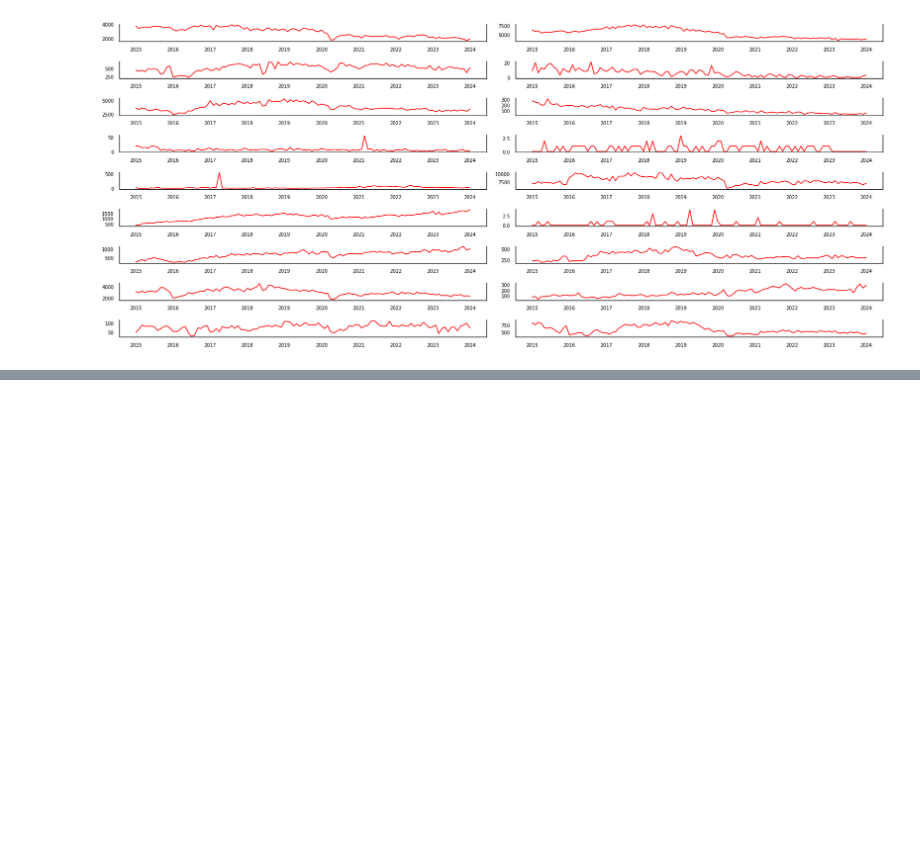
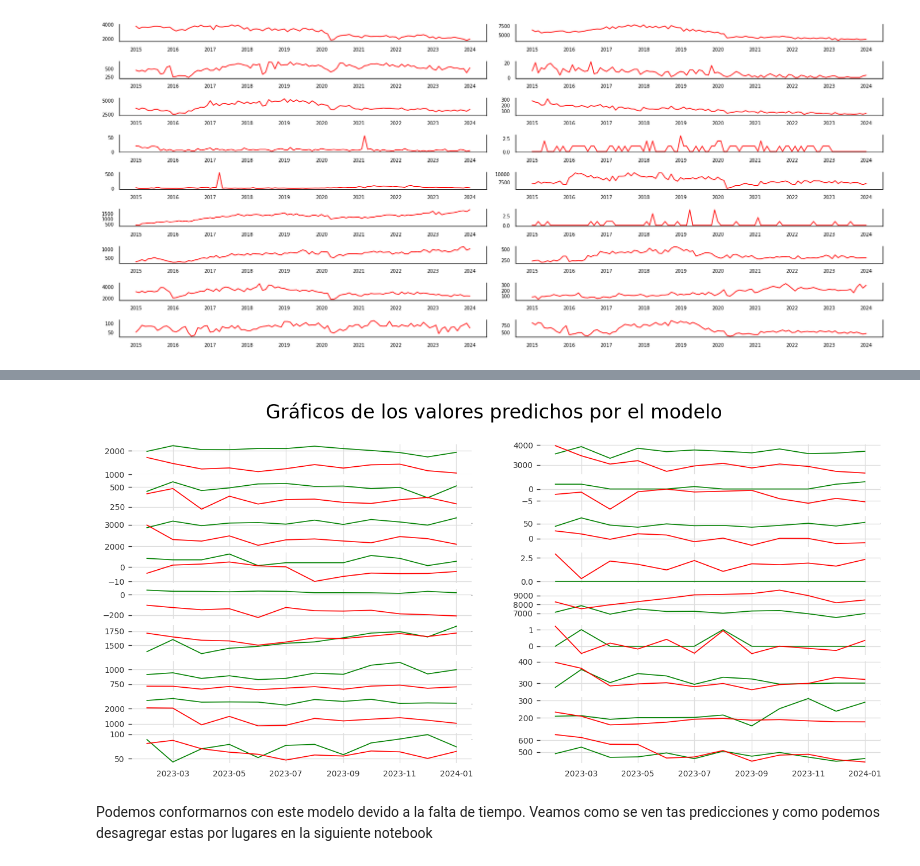
Before and after one commit to ymorfa/algoSeguros, a Jupyter notebook: notebooks/3.1-Seleccionar modelo.ipynb, the cells around one changed output, grey strips where cells are left out. Cells and saved outputs as stored; diff of their text form; code cells hidden in the pictures; blank space fills up the shorter version.

```diff
--- a/notebooks/3.1-Seleccionar modelo.ipynb
+++ b/notebooks/3.1-Seleccionar modelo.ipynb
@@ -363,0 +223,9 @@ array([nan, nan, nan, nan, nan, nan, nan, nan, nan, nan])
+# %%
+def invert_transformation(X_train, pred):
+  forecast = pred.copy()
+  columns = X_train.columns
+  for col in columns:
+    forecast[str(col)+'_pred'] = X_train[col].iloc[-1] + forecast[str(col)+'_pred'].cumsum()
+  return forecast
+# %%
+pred = invert_transformation(train, pred)
@@ -363,0 +241,14 @@ array([nan, nan, nan, nan, nan, nan, nan, nan, nan, nan])
+# %%
+fig, axes = plt.subplots(nrows=9, ncols=2, dpi=120, figsize=(14,6))
+fig.suptitle('Gráficos de los valores predichos por el modelo',fontsize=20)
+for i, ax in enumerate(axes.flatten()):
+    test_data = test[test.columns[i]]
+    pred_data = pred[pred.columns[i]]
+    ax.plot(test_data, color='green', linewidth=1)
+    ax.plot(pred_data, color='red', linewidth=1)
+
+plt.show()
+# %% [output]
+[figure, added]
+# %% [markdown]
+Podemos conformarnos con este modelo devido a la falta de tiempo. Veamos como se ven tas predicciones y como podemos desagregar estas por lugares en la siguiente notebook
```
Also changed, not shown: parts of 61 cells of this notebook, 5 other files.
